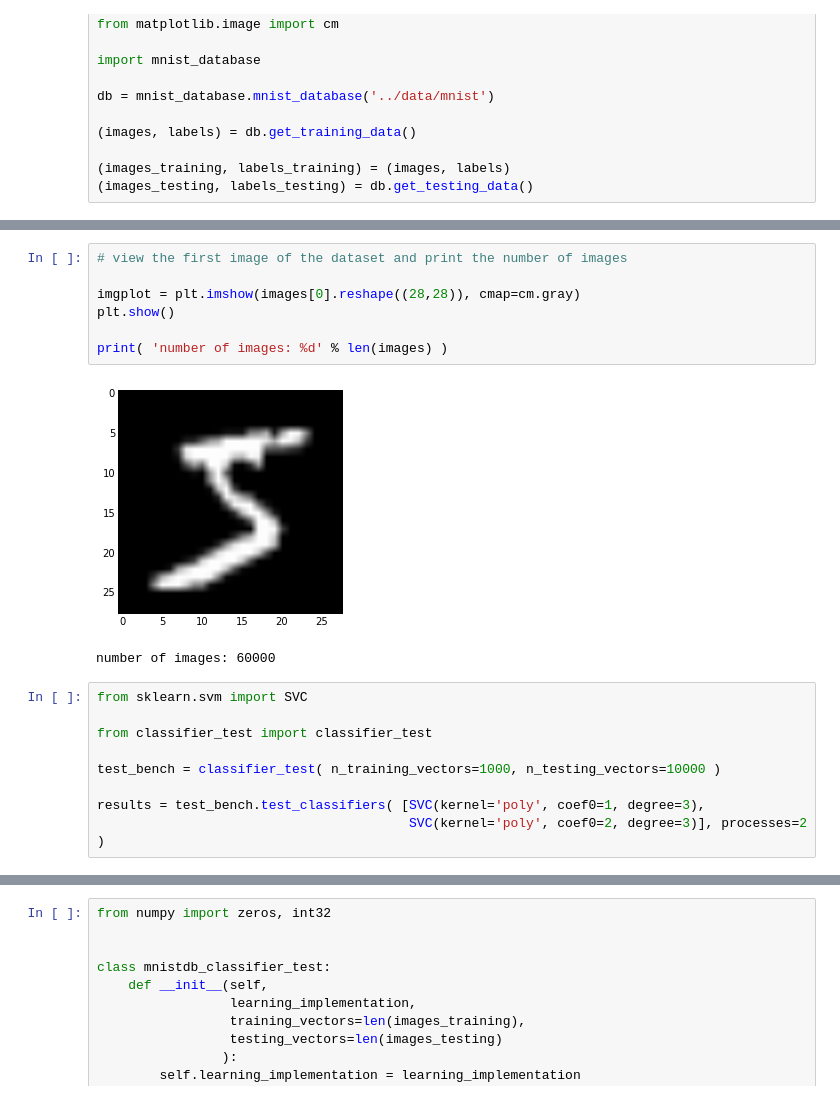
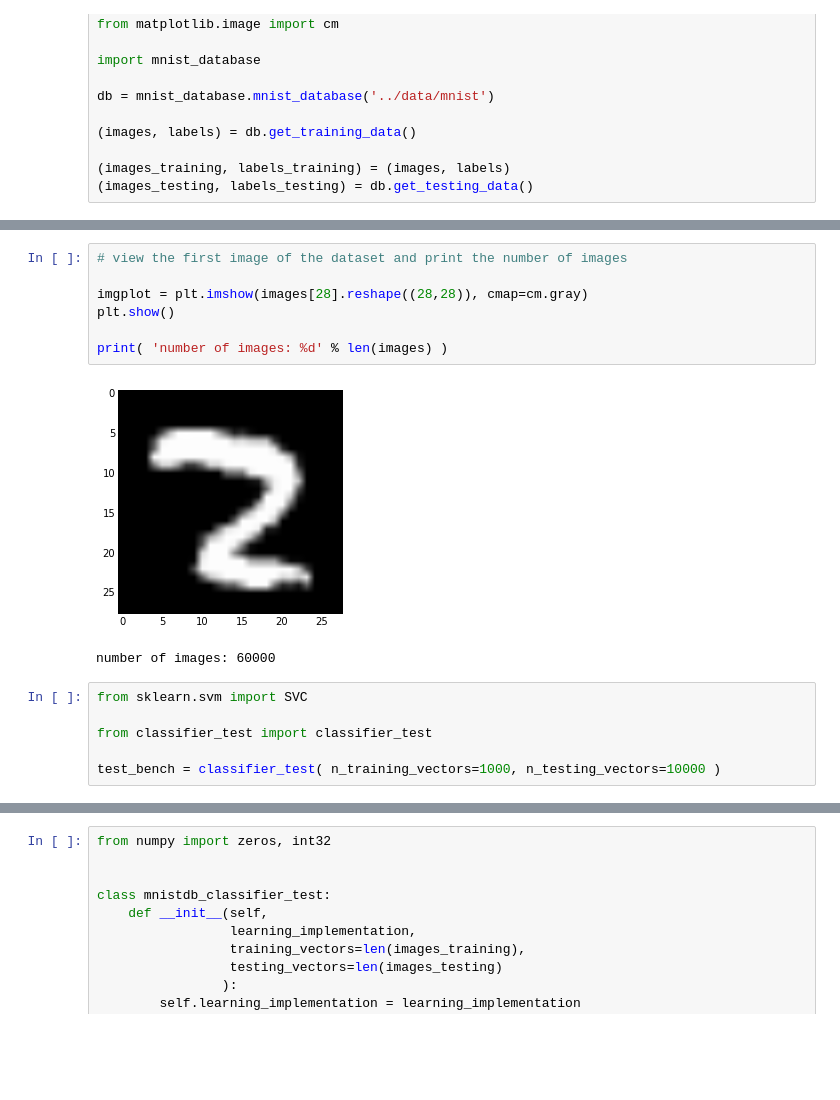
Before and after one commit to far-ad/mlvis-lab, a Jupyter notebook: src/MNIST.ipynb, the cells around one changed output, grey strips where cells are left out. Saved outputs shown, nothing was run; the diff lists cells and outputs as text; blank space fills up the shorter version.

```diff
--- a/src/MNIST.ipynb
+++ b/src/MNIST.ipynb
@@ -20,12 +53,12 @@ db = mnist_database.mnist_database('../data/mnist')
 # %%
 # view the first image of the dataset and print the number of images
 
-imgplot = plt.imshow(images[0].reshape((28,28)), cmap=cm.gray)
+imgplot = plt.imshow(images[28].reshape((28,28)), cmap=cm.gray)
 plt.show()
 
 print( 'number of images: %d' % len(images) )
 # %% [output]
-[figure, old version]
+[figure, new version]
 number of images: 60000
 # %%
 from sklearn.svm import SVC
@@ -33,7 +66,4 @@ from sklearn.svm import SVC
 from classifier_test import classifier_test
 
 test_bench = classifier_test( n_training_vectors=1000, n_testing_vectors=10000 )
-
-results = test_bench.test_classifiers( [SVC(kernel='poly', coef0=1, degree=3),
-                                        SVC(kernel='poly', coef0=2, degree=3)], processes=2 )
 # %%
```
Also changed, not shown: parts of 2 cells of this notebook, 1 other file.
